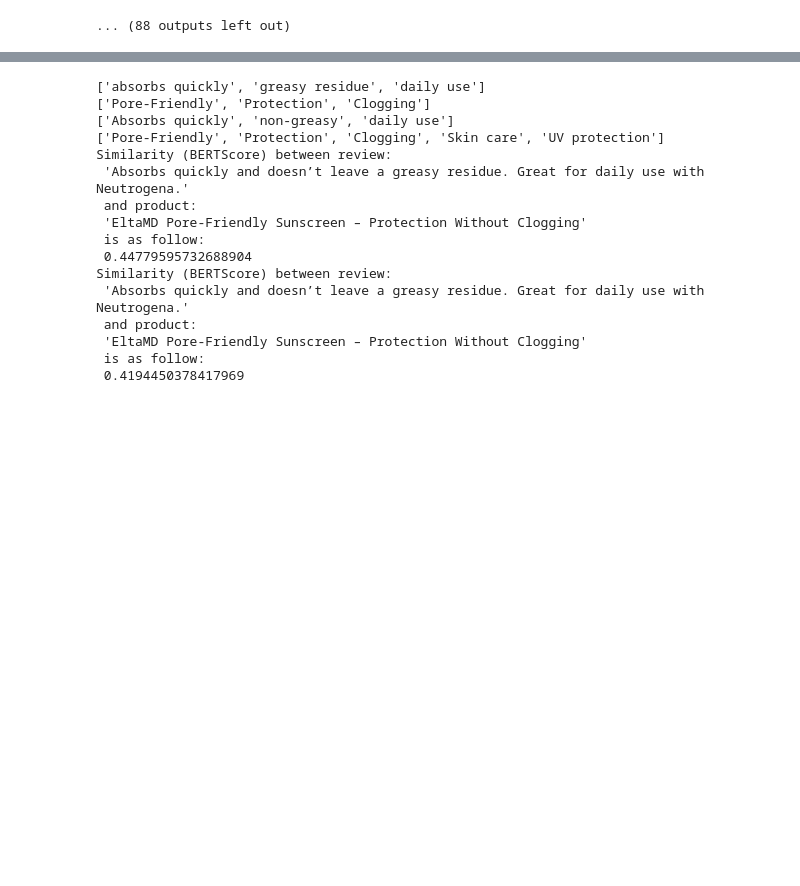
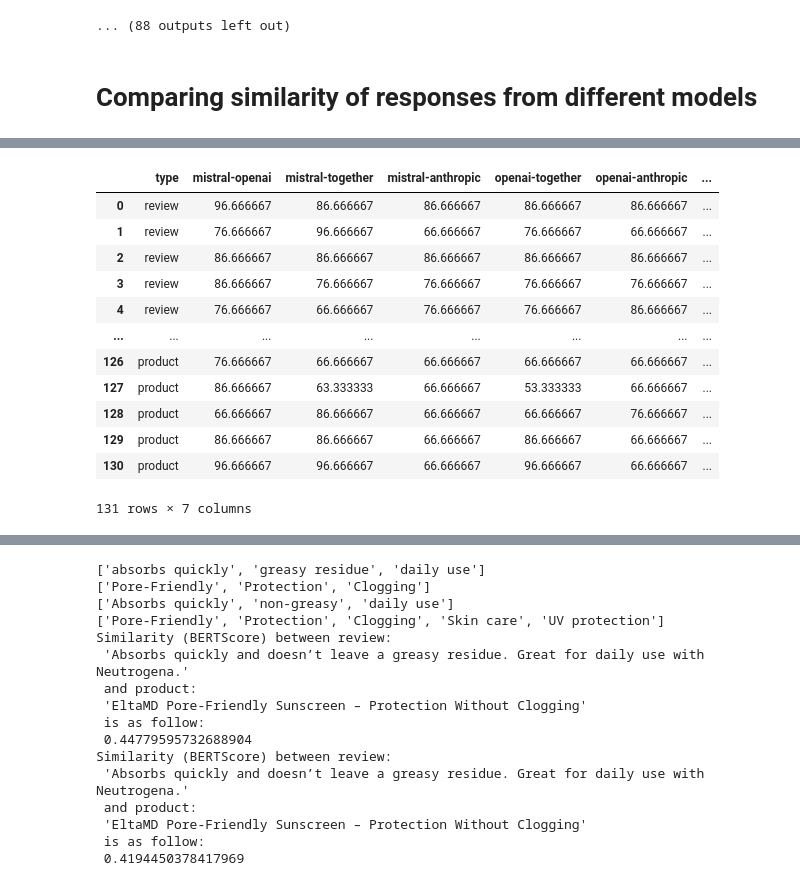
Before and after one commit to grant-TraDA/NLP-2024W, a Jupyter notebook: tutorial-excercises/tutorial 3 - llm/js_zl_nk_jz.ipynb, the cells around one changed output, grey strips where cells are left out. Cells and saved outputs as stored; diff of their text form; code cells hidden in the pictures; blank space fills up the shorter version.

Commit message:
feat: streamline similarity comparisons between models

```diff
--- a/tutorial-excercises/tutorial 3 - llm/js_zl_nk_jz.ipynb
+++ b/tutorial-excercises/tutorial 3 - llm/js_zl_nk_jz.ipynb
@@ -402,13 +391,22 @@ Review: I accidentally dropped it, and it didn’t dent! Very sturdy.
 Review: The rubber seal around the lid came loose after a few weeks. Disappointing.
 Review: Great for both coffee and soup—keeps them warm for hours.
 ... (88 outputs left out)
+# %%
+# Load responses from JSON file
+with open('js_zl_nk_js_responses.json', 'r') as f:
+    responses = json.load(f)
+# %% [markdown]
+# Comparing similarity of responses from different models
 # %%
+import pandas as pd
+
+
 # prompt: write code for comparing one review from results with one product from products and add in these comparison extracted keywords with lower weight additionally to categories and brand comparison
 
-import re
+def compare_json_objects_with_keywords(obj1, obj2, keys_to_compare={'other keywords', 'brand', 'product category'}):
+    if obj1 is None or obj2 is None:
+        return 0
 
-
-def compare_json_objects_with_keywords(obj1, obj2, keys_to_compare={'other keywords', 'brand', 'product category'}):
     identical_fields = 0
     common_keys = set(obj1.keys()) & set(obj2.keys() & keys_to_compare)
     for key in common_keys:
@@ -425,23 +423,35 @@ def compare_json_objects_with_keywords(obj1, obj2, keys_to_compare={'other keywo
 
     return percentage_identical
 
+# for each review and product find similarity between different model responses
+similarity = pd.DataFrame(columns=['type', 'mistral-openai', 'mistral-together', 'mistral-anthropic', 'openai-together', 'openai-anthropic', 'together-anthropic'])
+for response in responses:
+    type = 'review' if 'review' in response else 'product'
+    mistral_openai = compare_json_objects_with_keywords(response['mistral'], response['openai'])
+    mistral_together = compare_json_objects_with_keywords(response['mistral'], response['together'])
+    mistral_anthropic = compare_json_objects_with_keywords(response['mistral'], response['anthropic'])
+    openai_together = compare_json_objects_with_keywords(response['openai'], response['together'])
+    openai_anthropic = compare_json_objects_with_keywords(response['openai'], response['anthropic'])
+    together_anthropic = compare_json_objects_with_keywords(response['together'], response['anthropic'])
 
-# Example usage (assuming 'results' and 'products' are dictionaries)
-review = list(results.keys())[50]  # Get the first review
-review_data = results[review]
+    similarity = pd.concat(
+        [
+            similarity,
+            pd.DataFrame(
+                [[type, mistral_openai, mistral_together, mistral_anthropic, openai_together, openai_anthropic, together_anthropic]],
+                columns=['type', 'mistral-openai', 'mistral-together', 'mistral-anthropic', 'openai-together', 'openai-anthropic', 'together-anthropic']
+            )
+        ],
+        ignore_index=True
+    )
 
-product = list(products.keys())[20]  # Get the first product
-product_data = products[product]
-print(review_data)
-print(product_data)
-similarity_score = compare_json_objects_with_keywords(review_data, product_data,keys_to_compare={'brand', 'product category'})
-print(f"Similarity between review:\n '{review}'\n and product:\n '{product}'\n is as follow:\n {similarity_score}")
+similarity.to_csv('js_zl_nk_js_similarity_1.csv', index=False)
 
-review_openai = list(results_openai.keys())[50]  # Get the first review
-review_data_openai = results_openai[review_openai]
-
-product_openai = list(products_openai.keys())[20]  # Get the first product
-product_data_openai = products_openai[product_openai]
-similarity_score_openai = compare_json_objects_with_keywords(review_data_openai, product_data_openai,keys_to_compare={'brand', 'product category'})
-print(f"Similarity between review:\n '{review_openai}'\n and product:\n '{product_openai}'\n is as follow:\n {similarity_score_openai}")
+print("Mean similarity between Mistral and OpenAI:", similarity['mistral-openai'].mean())
+print("Mean similarity between Mistral and Together:", similarity['mistral-together'].mean())
+print("Mean similarity between Mistral and Anthropic:", similarity['mistral-anthropic'].mean())
+print("Mean similarity between OpenAI and Together:", similarity['openai-together'].mean())
+print("Mean similarity between OpenAI and Anthropic:", similarity['openai-anthropic'].mean())
+print("Mean similarity between Together and Anthropic:", similarity['together-anthropic'].mean())
+similarity
 # %% [output]
@@ -462,3 +464,16 @@ Similarity between review:
+|  | type | mistral-openai | mistral-together | mistral-anthropic | openai-together | openai-anthropic | ... |
+| 0 | review | 96.666667 | 86.666667 | 86.666667 | 86.666667 | 86.666667 | ... |
+| 1 | review | 76.666667 | 96.666667 | 66.666667 | 76.666667 | 66.666667 | ... |
+| 2 | review | 86.666667 | 86.666667 | 86.666667 | 86.666667 | 86.666667 | ... |
+| 3 | review | 86.666667 | 76.666667 | 76.666667 | 76.666667 | 76.666667 | ... |
+| 4 | review | 76.666667 | 66.666667 | 76.666667 | 76.666667 | 86.666667 | ... |
+| ... | ... | ... | ... | ... | ... | ... | ... |
+| 126 | product | 76.666667 | 66.666667 | 66.666667 | 66.666667 | 66.666667 | ... |
+| 127 | product | 86.666667 | 63.333333 | 66.666667 | 53.333333 | 66.666667 | ... |
+| 128 | product | 66.666667 | 86.666667 | 66.666667 | 66.666667 | 76.666667 | ... |
+| 129 | product | 86.666667 | 86.666667 | 66.666667 | 86.666667 | 66.666667 | ... |
+| 130 | product | 96.666667 | 96.666667 | 66.666667 | 96.666667 | 66.666667 | ... |
+131 rows × 7 columns
 # %%
 # prompt: add comparison when if product has different cateogry there is no similarity, but if it is the same it is about 30%, if has the same category and brand, similarity is about 75%
 
```
Also changed, not shown: parts of 8 cells of this notebook, 2 other files.
